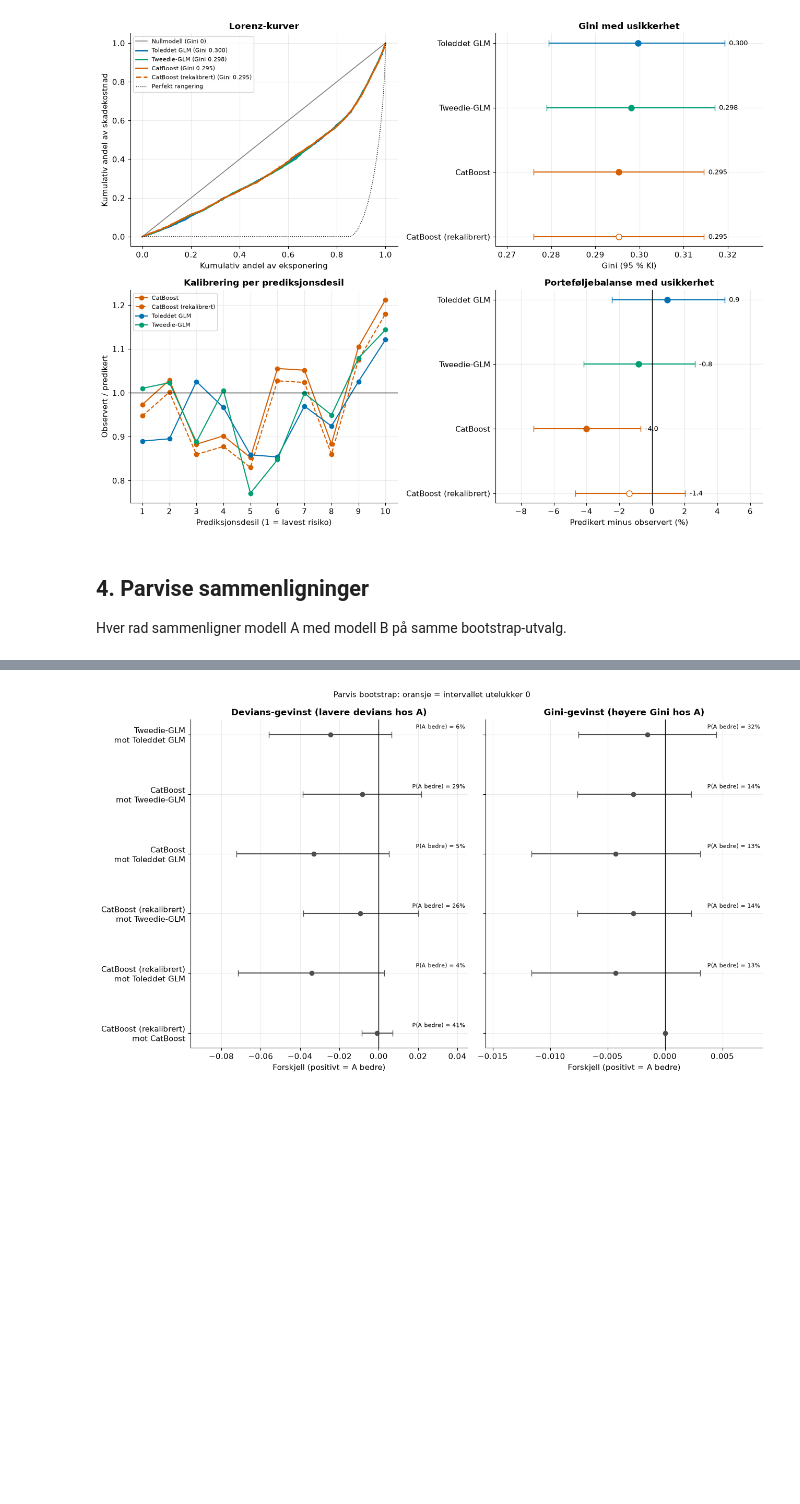
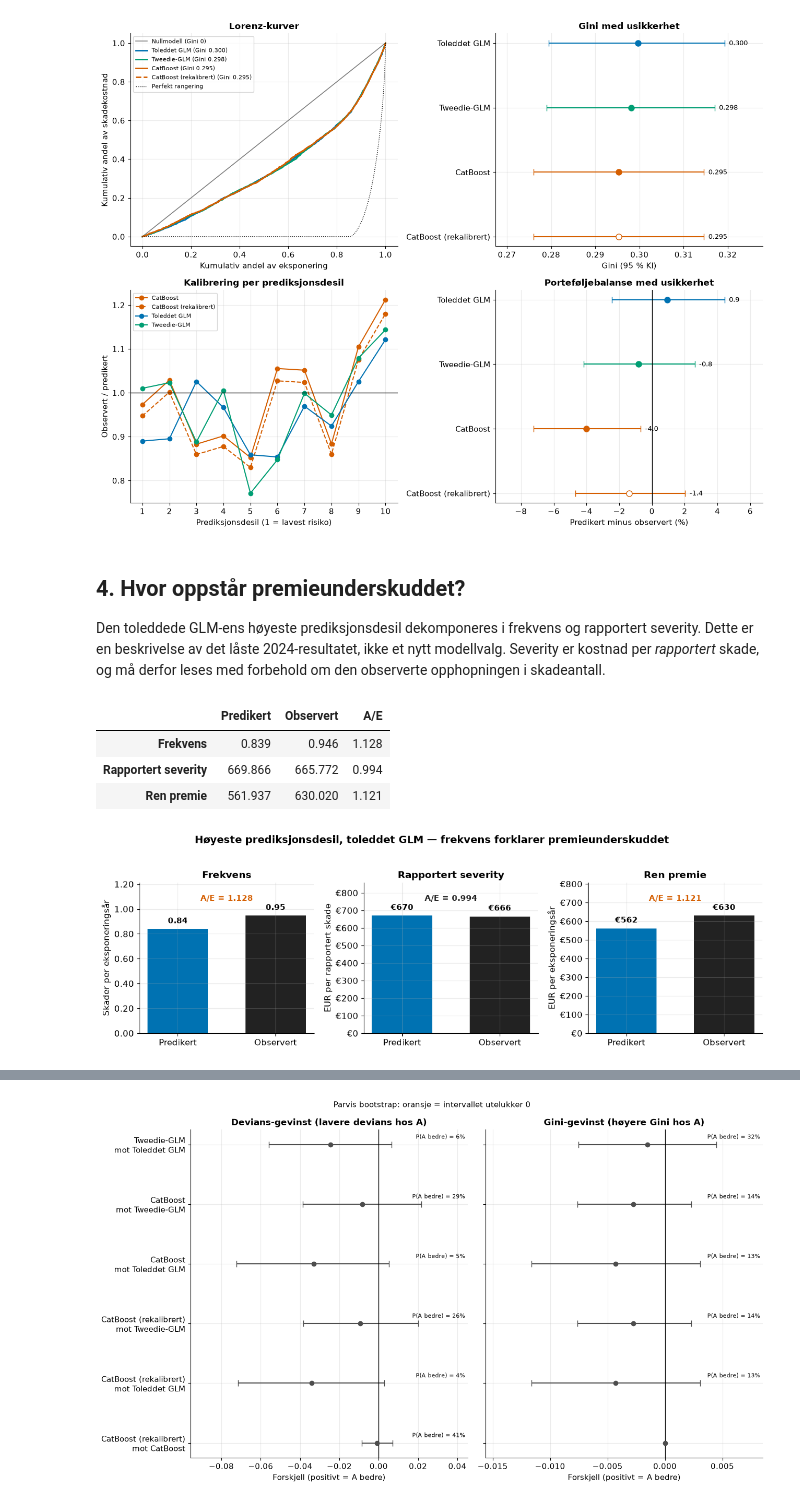
Before and after one commit to MarkusBjerkaas/Motor-Insurance-GLM-ML, a Jupyter notebook: model_results.ipynb, the cells around one changed output, grey strips where cells are left out. Cells and saved outputs as stored; diff of their text form; code cells hidden in the pictures; blank space fills up the shorter version.

```diff
--- a/model_results.ipynb
+++ b/model_results.ipynb
@@ -184,6 +188,27 @@ if RUN_2024_EVALUATION:
 # %% [output]
 [figure]
 # %% [markdown]
-## 4. Parvise sammenligninger
+## 4. Hvor oppstår premieunderskuddet?
 
-Hver rad sammenligner modell A med modell B på samme bootstrap-utvalg.
+Den toleddede GLM-ens høyeste prediksjonsdesil dekomponeres i frekvens og
+rapportert severity. Dette er en beskrivelse av det låste 2024-resultatet,
+ikke et nytt modellvalg. Severity er kostnad per *rapportert* skade, og må
+derfor leses med forbehold om den observerte opphopningen i skadeantall.
+# %%
+if RUN_2024_EVALUATION:
+    top_decile_components = build_top_decile_component_summary(
+        test_frame, frequency_model, severity_model
+    )
+    display(top_decile_components.round(3))
+# %% [output]
+|  | Predikert | Observert | A/E |
+| Frekvens | 0.839 | 0.946 | 1.128 |
+| Rapportert severity | 669.866 | 665.772 | 0.994 |
+| Ren premie | 561.937 | 630.020 | 1.121 |
+# %%
+if RUN_2024_EVALUATION:
+    figure = plot_top_decile_decomposition(top_decile_components)
+    display(figure)
+    plt.close(figure)
+# %% [output]
+[figure, added]
```
Also changed, not shown: parts of 7 cells of this notebook, 10 other files.
